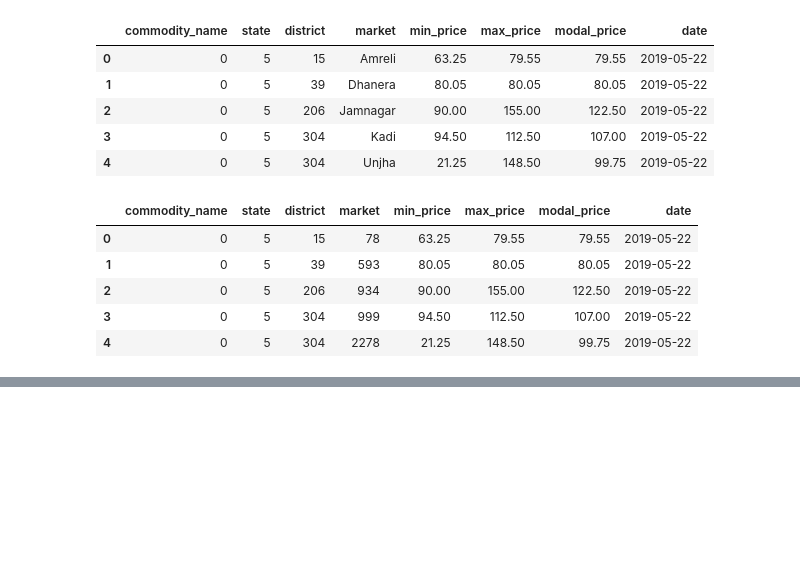
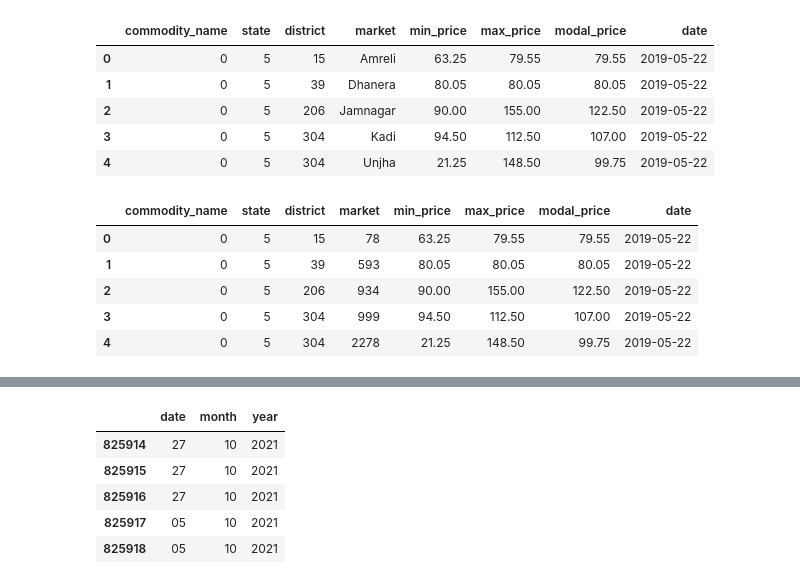
Before and after one commit to alekhya-puli14/Agricultural-Commodity-Futures-Price-Prediction, a Jupyter notebook: notebooks/index.ipynb, the cells around one changed output, grey strips where cells are left out. Saved outputs shown, nothing was run; the diff lists cells and outputs as text; code cells hidden in the pictures; blank space fills up the shorter version.

```diff
--- a/notebooks/index.ipynb
+++ b/notebooks/index.ipynb
@@ -170,0 +200,12 @@ df.head()
+# %%
+bot_date = df.iloc[825914:]['date'].str.split(expand= True)
+bot_date.rename(columns= {0:'date',1:'month',2:'year'},inplace=True)
+bot_date['month']='10'
+bot_date.head()
+# %% [output]
+|  | date | month | year |
+| 825914 | 27 | 10 | 2021 |
+| 825915 | 27 | 10 | 2021 |
+| 825916 | 27 | 10 | 2021 |
+| 825917 | 05 | 10 | 2021 |
+| 825918 | 05 | 10 | 2021 |
```
Also changed, not shown: parts of 9 cells of this notebook.
